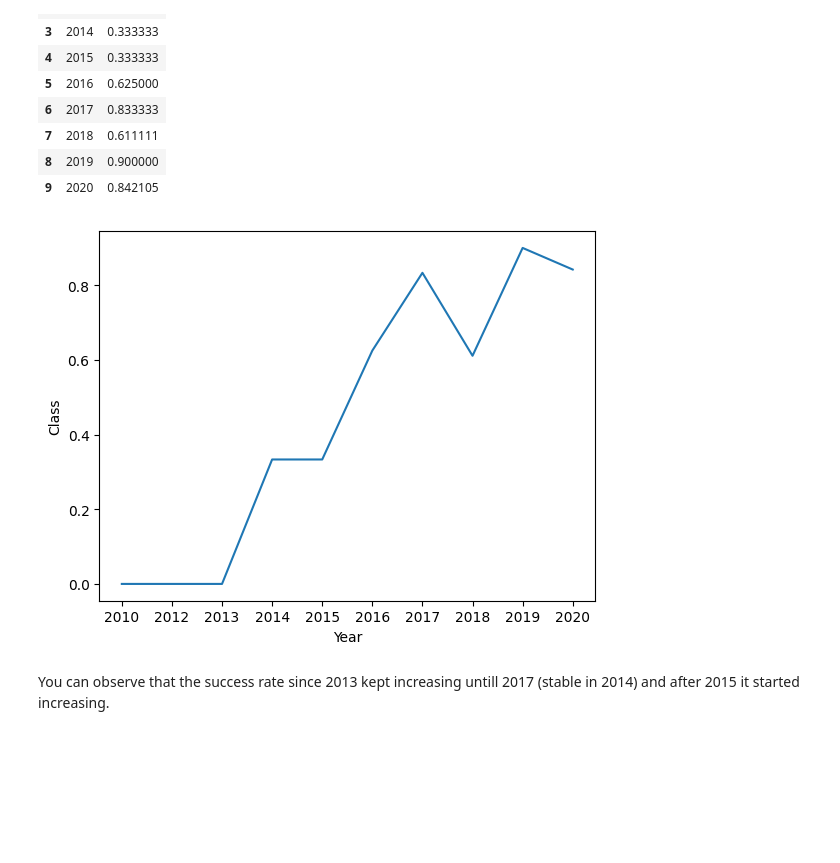
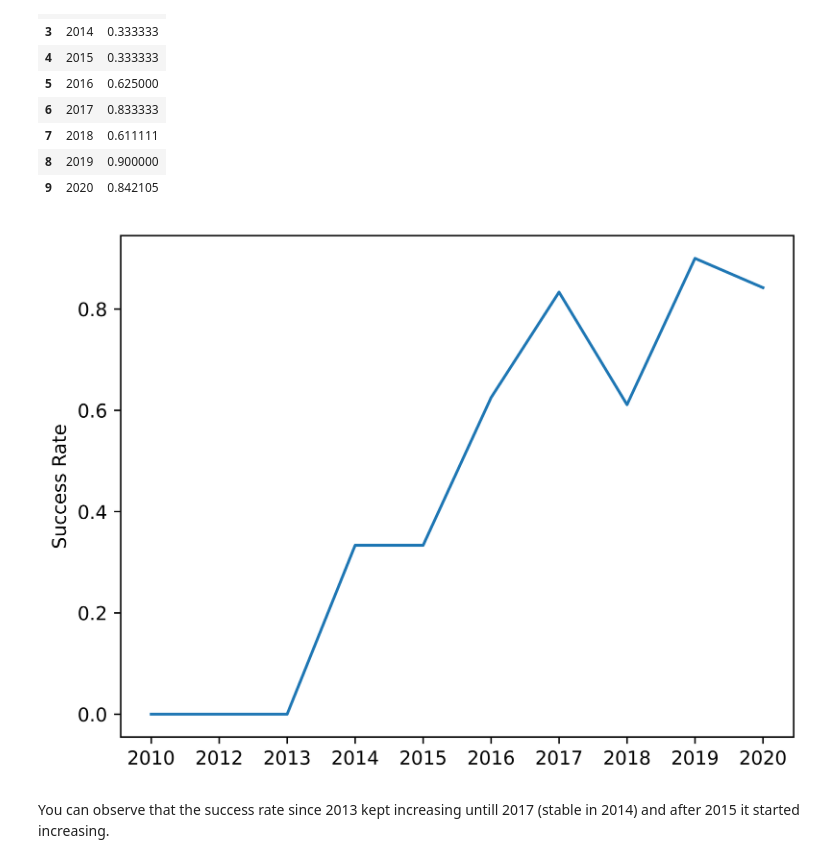
Before and after one commit to Bryan-V-Dev/Data-Scienc-Capstone-spaceX, a Jupyter notebook: 4-EDA_With_Visualization/EDA_With_Visualization.ipynb, the cells around one changed output. Drawn from its saved outputs; the diff is of its cells as text; code cells hidden in the pictures; blank space fills up the shorter version.

```diff
--- a/4-EDA_With_Visualization/EDA_With_Visualization.ipynb
+++ b/4-EDA_With_Visualization/EDA_With_Visualization.ipynb
@@ -243,15 +243,18 @@ new_df
 | 8 | 2019 | 0.900000 |
 | 9 | 2020 | 0.842105 |
 # %%
-sns.lineplot(
+plt.rcParams["figure.dpi"] = 1000
+
+fig = sns.lineplot(
     data=new_df,
     x="Year",
     y="Class"
 )
-
+plt.ylabel("Success Rate")
+plt.xlabel("")
 plt.show()
 # %% [output]
-[figure, old version]
+[figure, new version]
 # %% [markdown]
 You can observe that the success rate since 2013 kept increasing untill 2017 (stable in 2014) and after 2015 it started increasing.
 # %% [markdown]
```
Also changed, not shown: parts of 2 cells of this notebook, 4 other files.
